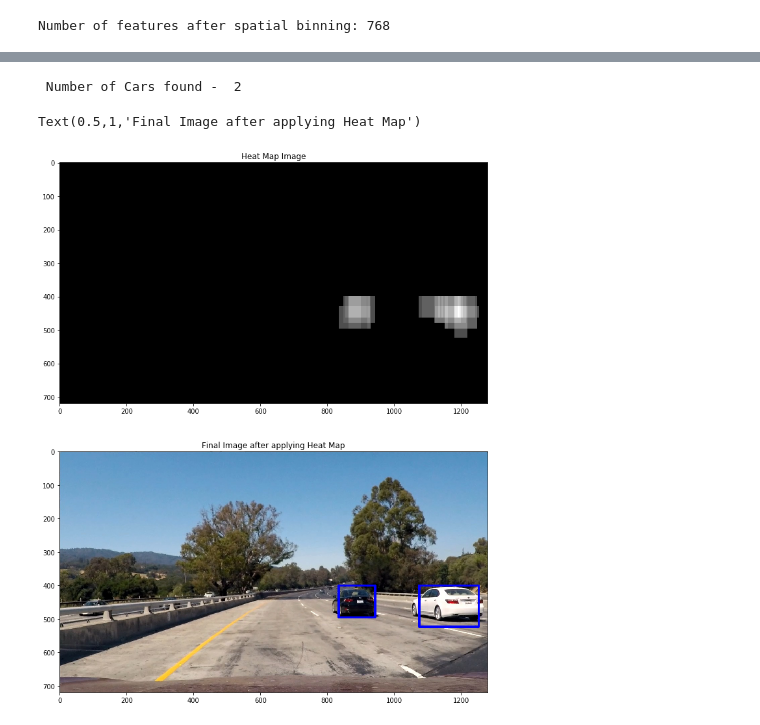
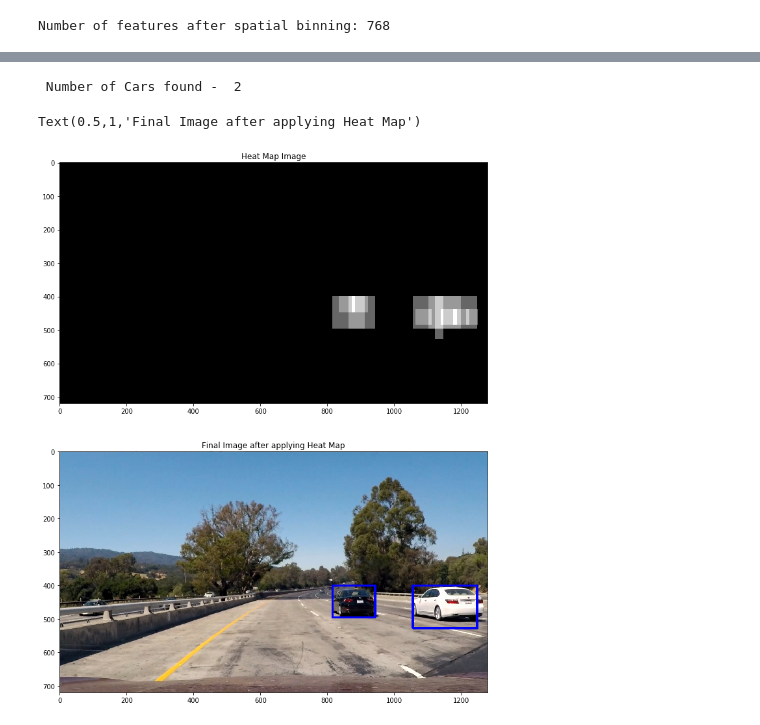
Before and after one commit to papiot/CarND-Vehicle-Detection, a Jupyter notebook: CarND-Vehicle-Detection-Project.ipynb, the cells around one changed output, grey strips where cells are left out. Drawn from its saved outputs; the diff is of its cells as text; code cells hidden in the pictures.

```diff
--- a/CarND-Vehicle-Detection-Project.ipynb
+++ b/CarND-Vehicle-Detection-Project.ipynb
@@ -313,9 +428,10 @@ def GetFeaturesFromHog(image,orient,cellsPerBlock,pixelsPerCell, visualise= Fals
 from skimage.feature import hog
 
 # Let's test the HOG feature class
-img = vehicle_images_arr[200]
+img = vehicle_images_arr[25]
 img = cv2.cvtColor(img, cv2.COLOR_RGB2GRAY)
 
+# Call our function with vis=True to see an image output
 features, hog_image = get_hog_features(img, orient= 9,
                         pix_per_cell= 8, cell_per_block= 2,
                         vis=True, feature_vec=False)
@@ -523,35 +559,0 @@ def draw_windows(image, windows, converColorspace=False):
-# %%
-#image = mpimg.imread('test_images/test1.jpg')
-
-image = mpimg.imread('test_images/test1.jpg')
-
-# image = cv2.imread('test_images/test4.jpg')
-# image = cv2.cvtColor(image, cv2.COLOR_BGR2YUV)
-
-windows1 = slide_window(image, x_start_stop=[0, 1280], y_start_stop=[400,464],
-                    xy_window=(64,64), xy_overlap=(0.15, 0.15))
-windows4 = slide_window(image, x_start_stop=[0, 1280], y_start_stop=[400,480],
-                    xy_window=(80,80), xy_overlap=(0.2, 0.2))
-windows2 = slide_window(image, x_start_stop=[0, 1280], y_start_stop=[400,612],
-                    xy_window=(96,96), xy_overlap=(0.3, 0.3))
-windows3 = slide_window(image, x_start_stop=[0, 1280], y_start_stop=[400,660],
-                    xy_window=(128,128), xy_overlap=(0.5, 0.5))
-
-
-windows = windows1 + windows2 +  windows3 + windows4
-print("Total No of windows are ",len(windows))
-refinedWindows=draw_windows(image,windows, True)
-
-
-
-f,axes= plt.subplots(2,1, figsize=(30,15))
-
-window_img = draw_boxes(image, windows)
-
-axes[0].imshow(window_img)
-axes[0].set_title("Window Coverage")
-
-window_img = draw_boxes(image, refinedWindows)
-
-axes[1].set_title("Test Image with Refined Sliding Windows")
-axes[1].imshow(window_img)
@@ -598,32 +731,32 @@ def draw_labeled_bboxes(img, labels):
 # %%
 #testing our heat function
 
 heat = np.zeros_like(image[:,:,0]).astype(np.float)
 
-heat = add_heat(heat,refinedWindows)
+heat = add_heat(heat,hot_windows)
 
 # Apply threshold to help remove false positives
-heat = apply_threshold(heat,3)
+heat = apply_threshold(heat, 1)
 
 # Visualize the heatmap when displaying
 heatmap = np.clip(heat, 0, 255)
 
 heat_image=heatmap
 
 # Find final boxes from heatmap using label function
 labels = label(heatmap)
 print(" Number of Cars found - ",labels[1])
 draw_img = draw_labeled_bboxes(np.copy(image), labels)
 
 f,axes= plt.subplots(2,1, figsize=(30,15))
 axes[0].imshow(heat_image,cmap='gray')
 axes[0].set_title("Heat Map Image")
 axes[1].imshow(draw_img)
 axes[1].set_title("Final Image after applying Heat Map")
 # %% [output]
  Number of Cars found -  2
 Text(0.5,1,'Final Image after applying Heat Map')
-[figure, old version]
+[figure, new version]
 # %%
 # Defining a class to store the refined frames found from the last 15 frames
 
```
Also changed, not shown: parts of 26 cells of this notebook.
